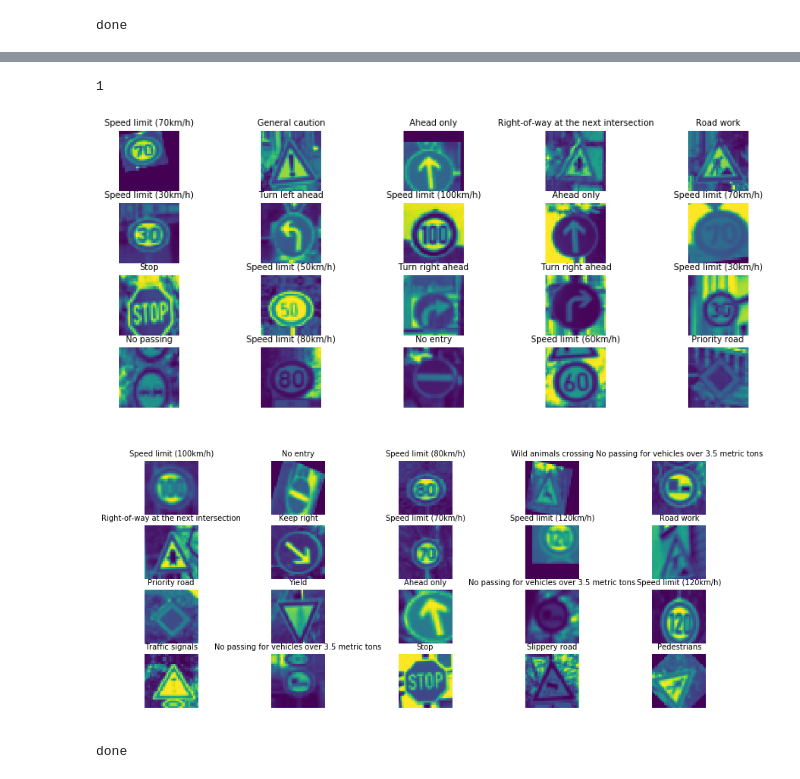
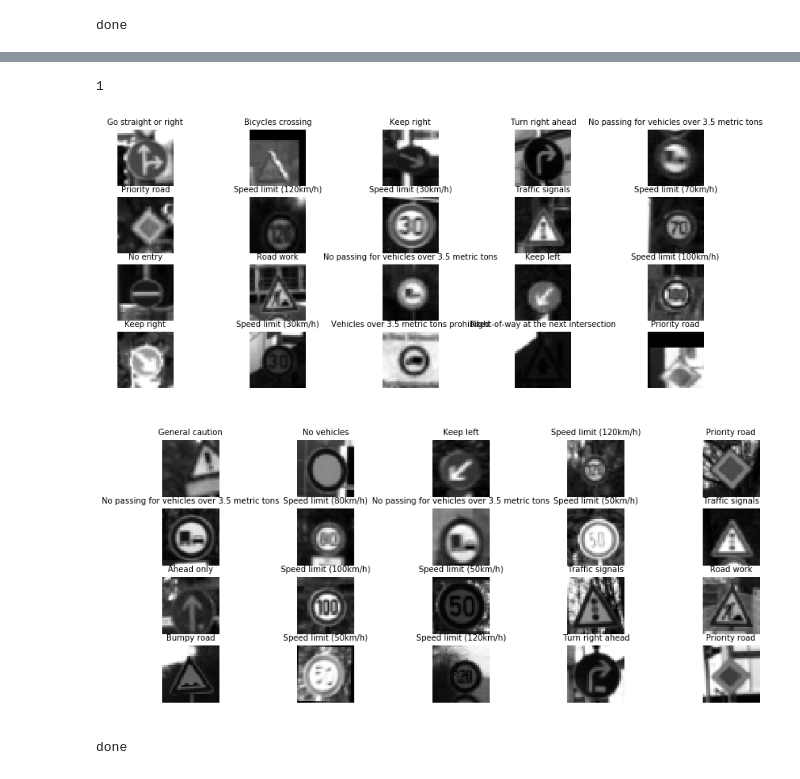
Before and after one commit to z687wang/TrafficSignClassifier, a Jupyter notebook: Traffic_Sign_Classifier.ipynb, the cells around one changed output, grey strips where cells are left out. Cells and saved outputs as stored; diff of their text form; code cells hidden in the pictures.

```diff
--- a/Traffic_Sign_Classifier.ipynb
+++ b/Traffic_Sign_Classifier.ipynb
@@ -376,7 +383,7 @@ fig, axs = plt.subplots(3,3, figsize=(20, 9))
 fig.subplots_adjust(hspace = .2, wspace=.001)
 axs = axs.ravel()
 
-for i in range(0, 10):
+for i in range(0, 9):
     image = figures1[i]
     axs[i].axis('off')
     image = np.expand_dims(image, axis=0)
@@ -418,33 +424,30 @@ X_valid = X_valid_gray
 # %%
 image_depth_channels = X_train.shape[3]
 
 print(image_depth_channels)
 
 
 name_values = np.genfromtxt('signnames.csv', skip_header=1, dtype=[('myint','i8'), ('mysring','S55')], delimiter=',')
 
 # show image of 10 random data points
 fig, axs = plt.subplots(4,5, figsize=(15, 6))
 fig.subplots_adjust(hspace = .2, wspace=.001)
 axs = axs.ravel()
 for i in range(20):
     index = random.randint(0, len(X_train))
     image = X_train[index]
     axs[i].axis('off')
-    image = np.expand_dims(image, axis=0)
-    axs[i].imshow(image.squeeze())
+    axs[i].imshow(image.squeeze(), cmap="gray")
     axs[i].set_title(name_values[y_train[index]][1].decode('ascii'), fontsize=10)
 # %% [output]
 1
-[figure, old version]
+[figure, new version]
 # %%
-def normalize(im):
-    return -np.log(1/((1 + im)/257) - 1)
 
-# X_train_normalized = normalize(X_train)
-# X_test_normalized = normalize(X_test)
-X_train_normalized = X_train/127.5-1
-X_test_normalized = X_test/127.5-1
+X_train_normalized = (X_train - 128)/128
+X_test_normalized = (X_test - 128)/128
+# X_train_normalized = X_train/127.5-1
+# X_test_normalized = X_test/127.5-1
 
 name_values = np.genfromtxt('signnames.csv', skip_header=1, dtype=[('myint','i8'), ('mysring','S55')], delimiter=',')
 
@@ -457,10 +460,10 @@ for i in range(20):
     image = X_train_normalized[index]
     axs[i].axis('off')
     image = np.expand_dims(image, axis=0)
-    axs[i].imshow(image.squeeze())
+    axs[i].imshow(image.squeeze(), cmap="gray")
     axs[i].set_title(name_values[y_train[index]][1].decode('ascii'), fontsize=10)
 # %% [output]
-[figure, old version]
+[figure, new version]
 # %%
 X_train = X_train_normalized
 X_test = X_test_normalized
```
Also changed, not shown: parts of 11 cells of this notebook, 15 other files.
